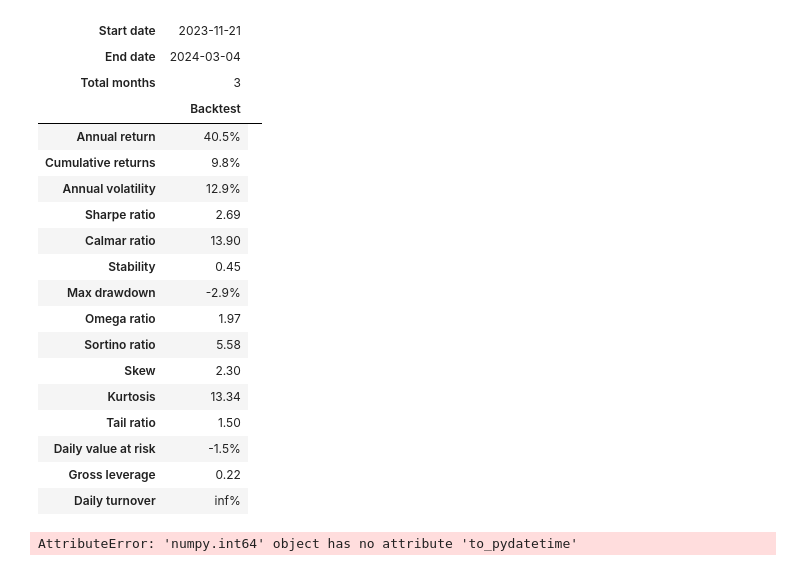
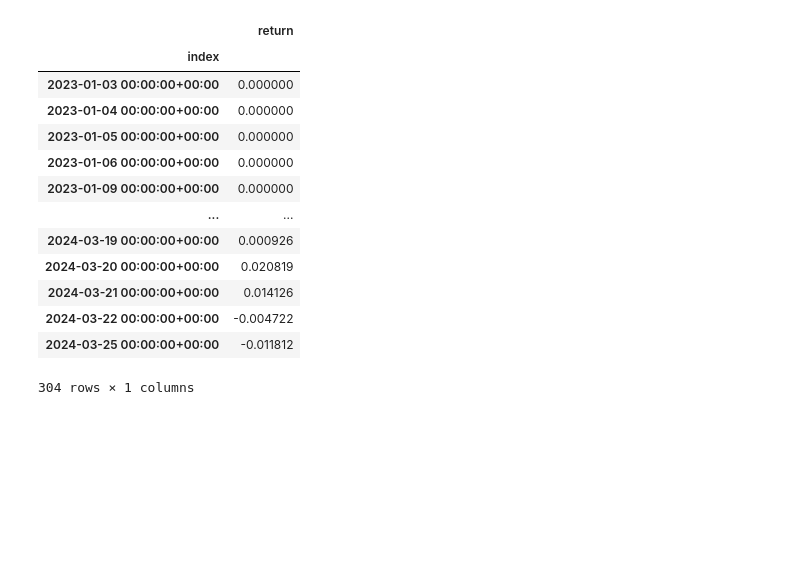
Before and after one commit to lucarios1701/bt_main, a Jupyter notebook: results_display.ipynb, the cells around one changed output. Cells and saved outputs as stored; diff of their text form; code cells hidden in the pictures; blank space fills up the shorter version.

```diff
--- a/results_display.ipynb
+++ b/results_display.ipynb
@@ -25,23 +8,17 @@ transactions
-# %%
-pf.create_returns_tear_sheet(returns['return'], positions, transactions)
-# %% [output]
-| Start date | 2023-11-21 |  |
-| End date | 2024-03-04 |  |
-| Total months | 3 |  |
-|  | Backtest |
-| Annual return | 40.5% |
-| Cumulative returns | 9.8% |
-| Annual volatility | 12.9% |
-| Sharpe ratio | 2.69 |
-| Calmar ratio | 13.90 |
-| Stability | 0.45 |
-| Max drawdown | -2.9% |
-| Omega ratio | 1.97 |
-| Sortino ratio | 5.58 |
-| Skew | 2.30 |
-| Kurtosis | 13.34 |
-| Tail ratio | 1.50 |
-| Daily value at risk | -1.5% |
-| Gross leverage | 0.22 |
-| Daily turnover | inf% |
-AttributeError: 'numpy.int64' object has no attribute 'to_pydatetime'
+# %%
+returns
+# %% [output]
+|  | return |
+| index |  |
+| 2023-01-03 00:00:00+00:00 | 0.000000 |
+| 2023-01-04 00:00:00+00:00 | 0.000000 |
+| 2023-01-05 00:00:00+00:00 | 0.000000 |
+| 2023-01-06 00:00:00+00:00 | 0.000000 |
+| 2023-01-09 00:00:00+00:00 | 0.000000 |
+| ... | ... |
+| 2024-03-19 00:00:00+00:00 | 0.000926 |
+| 2024-03-20 00:00:00+00:00 | 0.020819 |
+| 2024-03-21 00:00:00+00:00 | 0.014126 |
+| 2024-03-22 00:00:00+00:00 | -0.004722 |
+| 2024-03-25 00:00:00+00:00 | -0.011812 |
+304 rows × 1 columns
```
Also changed, not shown: parts of 7 cells of this notebook, 10 other files.
